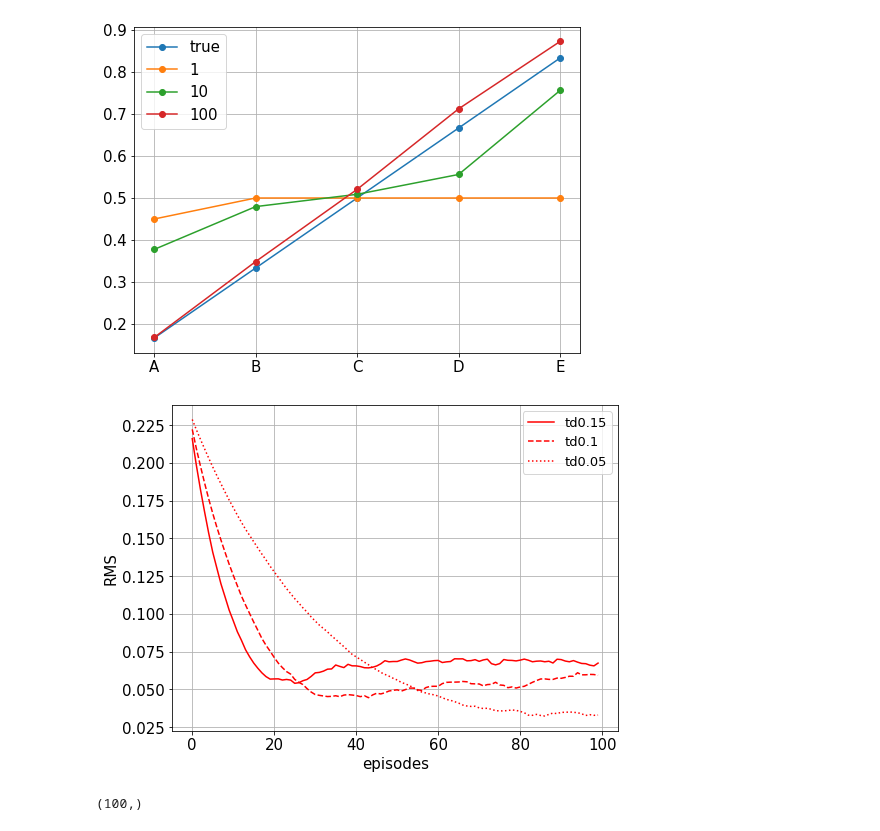
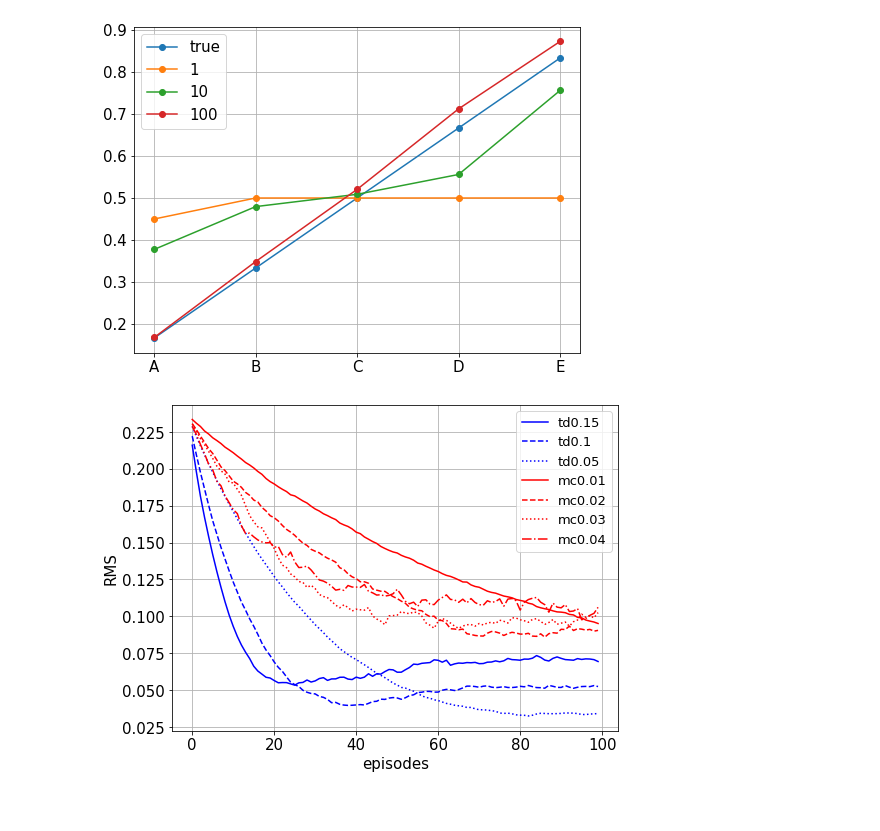
Before and after one commit to ha5ha6/judy_blog, a Jupyter notebook: _notebooks/randomwalk.ipynb, the cells around one changed output. Saved outputs shown, nothing was run; the diff lists cells and outputs as text; code cells hidden in the pictures.

```diff
--- a/_notebooks/randomwalk.ipynb
+++ b/_notebooks/randomwalk.ipynb
@@ -106,36 +102,32 @@ v100,rms100=get_mc_v(100000,lr=0.01)
 # %%
 lr_td=[0.15,0.1,0.05]
 lr_mc=[0.01,0.02,0.03,0.04]
 
 ls=['-','--',':','-.']
 plt.figure(figsize=(8,6))
 
 for i,lr in enumerate(lr_td):
     rms_all=[]
     for j in range(100):
         _,rms=get_td_v(100,lr=lr)
         rms_all.append(rms)
 
-    plt.plot(np.array(rms_all).mean(axis=0),color='r',label='td'+str(lr),linestyle=ls[i])
+    plt.plot(np.array(rms_all).mean(axis=0),color='b',label='td'+str(lr),linestyle=ls[i])
 
 for i,lr in enumerate(lr_mc):
     rms_all=[]
     for j in range(100):
         _,rms=get_mc_v(100,lr=lr)
         rms_all.append(rms)
 
-    #plt.plot(rms,color='b',label='mc'+str(lr),linestyle=ls[i])
+    plt.plot(np.array(rms_all).mean(axis=0),color='r',label='mc'+str(lr),linestyle=ls[i])
 
 plt.legend(loc='upper right',fontsize=13)
 plt.grid()
 plt.xticks(fontsize=15)
 plt.yticks(fontsize=15)
 plt.xlabel('episodes',fontsize=15)
 plt.ylabel('RMS',fontsize=15)
-plt.savefig('td_md_randomwalk.png',dpi=350)
+plt.savefig('td_mc_randomwalk.png',dpi=350)
 # %% [output]
-[figure, old version]
+[figure, new version]
-# %%
-np.array(rms_all).mean(axis=0).shape
-# %% [output]
-(100,)
```
Also changed, not shown: parts of 4 cells of this notebook, 3 other files.
